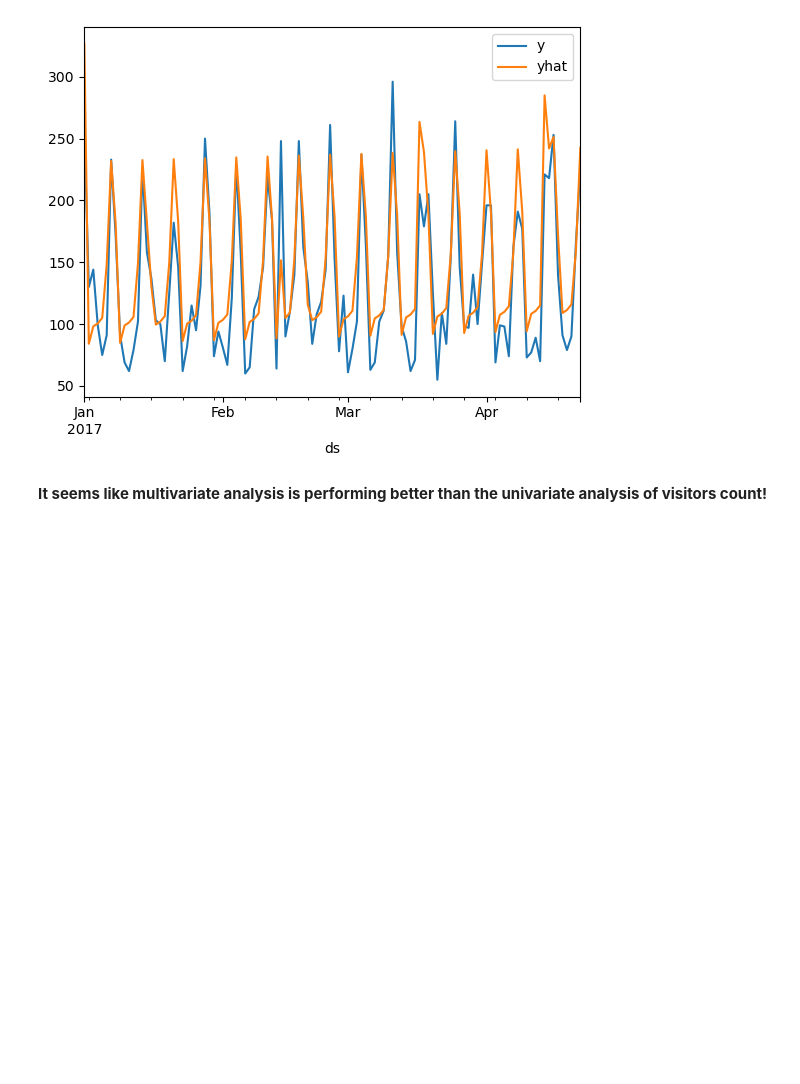
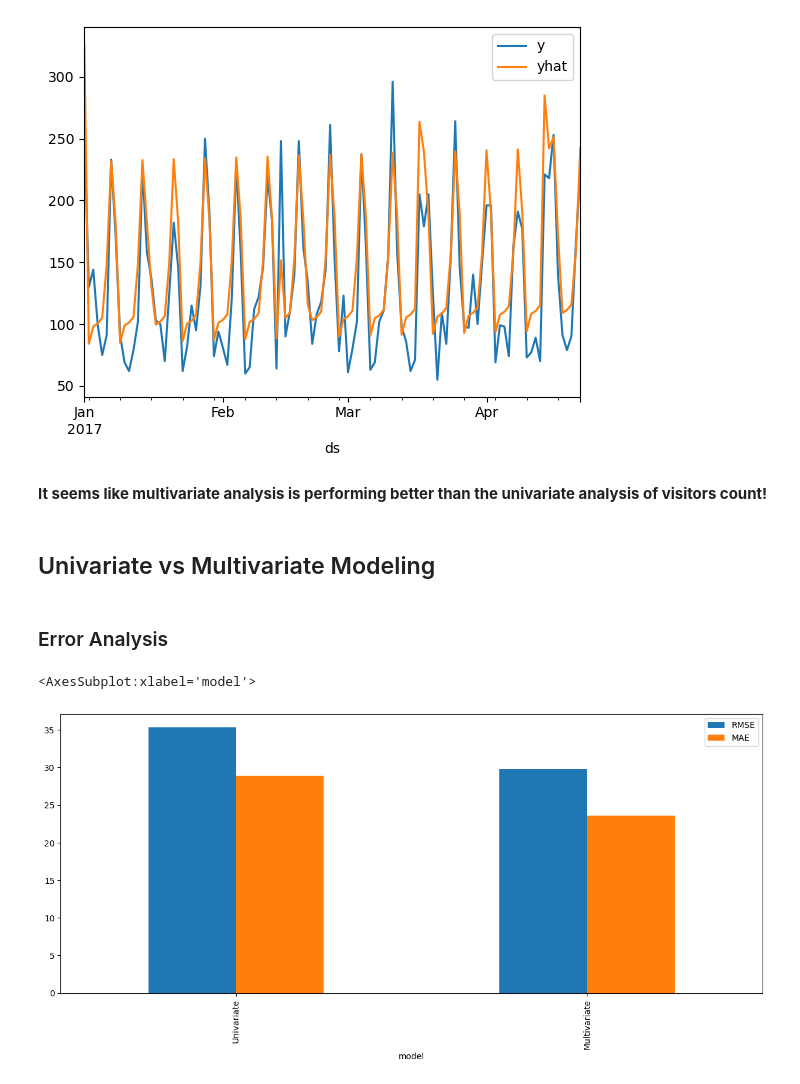
Before and after one commit to ajitsingh98/Time-Series-Analysis-and-Forecasting-with-Python, a Jupyter notebook: Time_Series_Forecasting_With_Prophet.ipynb, the cells around one changed output. Drawn from its saved outputs; the diff is of its cells as text; code cells hidden in the pictures; blank space fills up the shorter version.

```diff
--- a/Time_Series_Forecasting_With_Prophet.ipynb
+++ b/Time_Series_Forecasting_With_Prophet.ipynb
@@ -120,3 +127,7 @@ result.set_index('ds').plot()
 # %% [output]
 <AxesSubplot:xlabel='ds'>
 [figure]
+# %%
+#save the metrics values
+perf_df = pd.DataFrame({"model": ["Univariate"], "RMSE": [rmse], "MAE": [mae]})
+perf_df.head()
@@ -262,9 +276,9 @@ y_pred_df.shape, test.shape
 # %% [output]
 ((112, 2), (112, 34))
 # %%
-y_pred_df = forecast_multi[forecast_multi['ds'] >= split_date][['ds', 'yhat']]
+y_pred_df_multi = forecast_multi[forecast_multi['ds'] >= split_date][['ds', 'yhat']]
 
-result = pd.merge(test[['ds', 'y']], y_pred_df, how='inner')
+result = pd.merge(test[['ds', 'y']], y_pred_df_multi, how='inner')
 
 result.head()
 # %% [output]
@@ -277,7 +291,9 @@ result.head()
 # %%
 #calculate rmse
 rmse = np.sqrt(np.mean((result['y']-result['yhat'])**2))
+mae = (np.mean(np.abs(result['y']-result['yhat'])))
 
 print(f"RMSE from Multivariate Analysis is : {rmse}")
+print(f"MAE from Multivariate Analysis is : {mae}")
 # %% [output]
 RMSE from Multivariate Analysis is : 29.828508962509343
@@ -283,0 +301,3 @@ RMSE from Multivariate Analysis is : 29.828508962509343
+# %%
+perf_df = pd.concat([perf_df, pd.DataFrame({"model":["Multivariate"], "RMSE":[rmse], "MAE":[mae]})])
+perf_df.head()
@@ -288,3 +312,12 @@ result.set_index('ds').dropna().plot()
 [figure]
 # %% [markdown]
 **It seems like multivariate analysis is performing better than the univariate analysis of visitors count!**
+# %% [markdown]
+## Univariate vs Multivariate Modeling
+# %% [markdown]
+### Error Analysis
+# %%
+perf_df.set_index("model").plot(kind='bar', figsize=(15, 6))
+# %% [output]
+<AxesSubplot:xlabel='model'>
+[figure, added]
```
Also changed, not shown: parts of 17 cells of this notebook, 2 other files.
